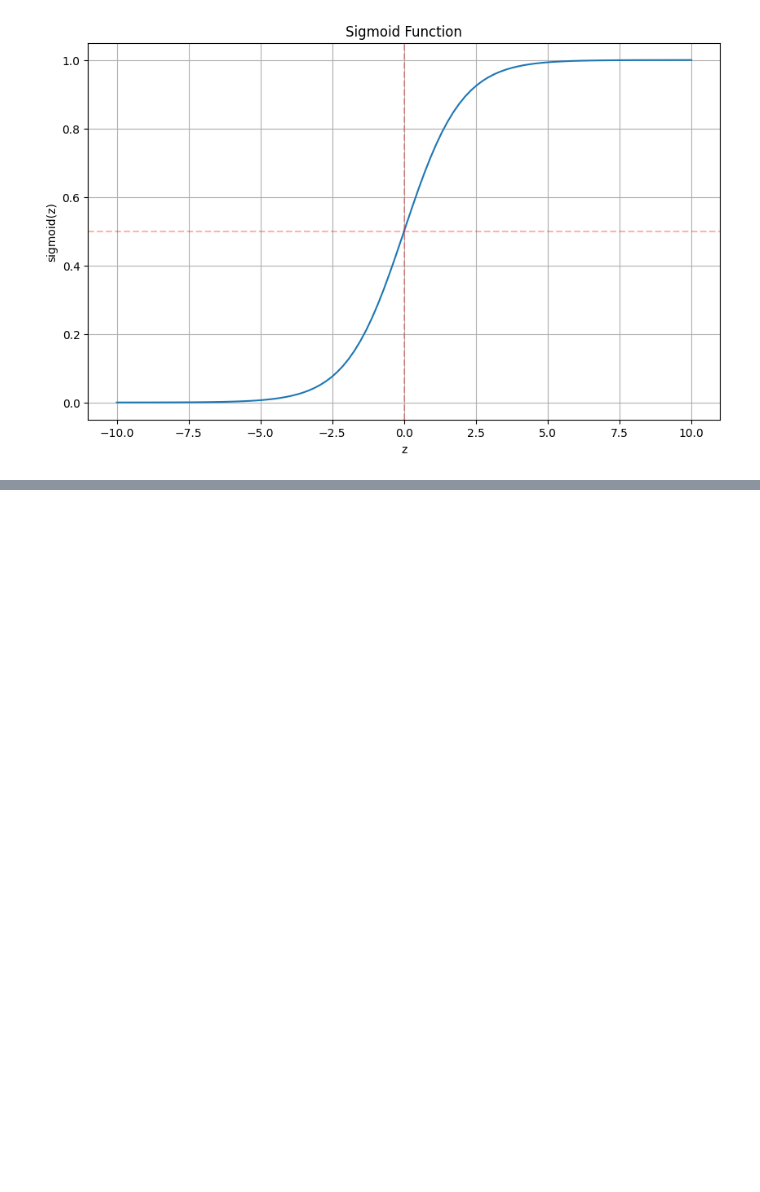
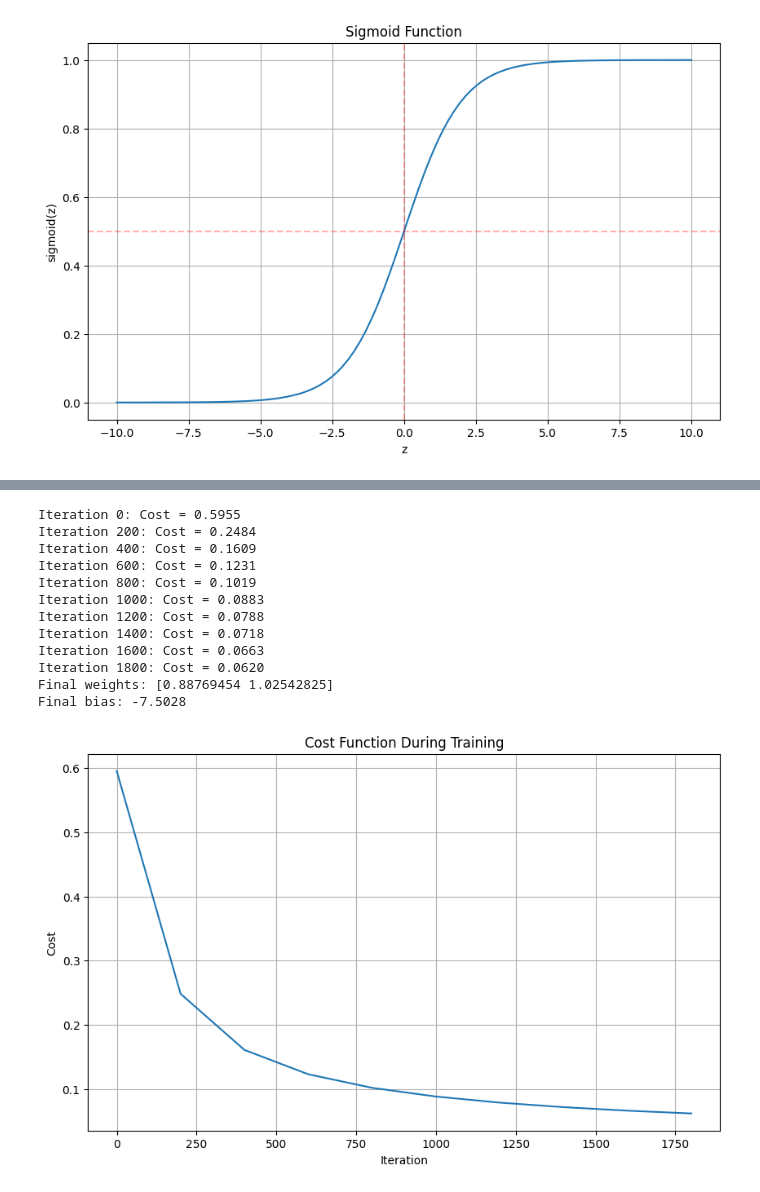
Before and after one commit to dynstat/DSA-ML, a Jupyter notebook: 17april25/logistic-regression.ipynb, the cells around one changed output, grey strips where cells are left out. Cells and saved outputs as stored; diff of their text form; code cells hidden in the pictures; blank space fills up the shorter version.

```diff
--- a/17april25/logistic-regression.ipynb
+++ b/17april25/logistic-regression.ipynb
@@ -38,0 +238,40 @@ plt.show()
+# %%
+# Initialize parameters (weights and bias)
+n_features = X.shape[1]
+w_init = np.zeros(n_features)
+b_init = 0
+
+# Hyperparameters
+alpha = 0.1       # Learning rate
+num_iterations = 2000
+print_every = 200
+
+# Train the model using gradient descent
+w_final, b_final, costs = gradient_descent(X, y, w_init, b_init, alpha, num_iterations, print_every)
+
+# Print the final parameters
+print(f"Final weights: {w_final}")
+print(f"Final bias: {b_final:.4f}")
+
+# Plot the cost function
+plt.figure(figsize=(10, 6))
+plt.plot(range(0, num_iterations, print_every), costs)
+plt.xlabel('Iteration')
+plt.ylabel('Cost')
+plt.title('Cost Function During Training')
+plt.grid(True)
+plt.show()
+# %% [output]
+Iteration 0: Cost = 0.5955
+Iteration 200: Cost = 0.2484
+Iteration 400: Cost = 0.1609
+Iteration 600: Cost = 0.1231
+Iteration 800: Cost = 0.1019
+Iteration 1000: Cost = 0.0883
+Iteration 1200: Cost = 0.0788
+Iteration 1400: Cost = 0.0718
+Iteration 1600: Cost = 0.0663
+Iteration 1800: Cost = 0.0620
+Final weights: [0.88769454 1.02542825]
+Final bias: -7.5028
+[figure, added]
```
Also changed, not shown: parts of 15 cells of this notebook.
